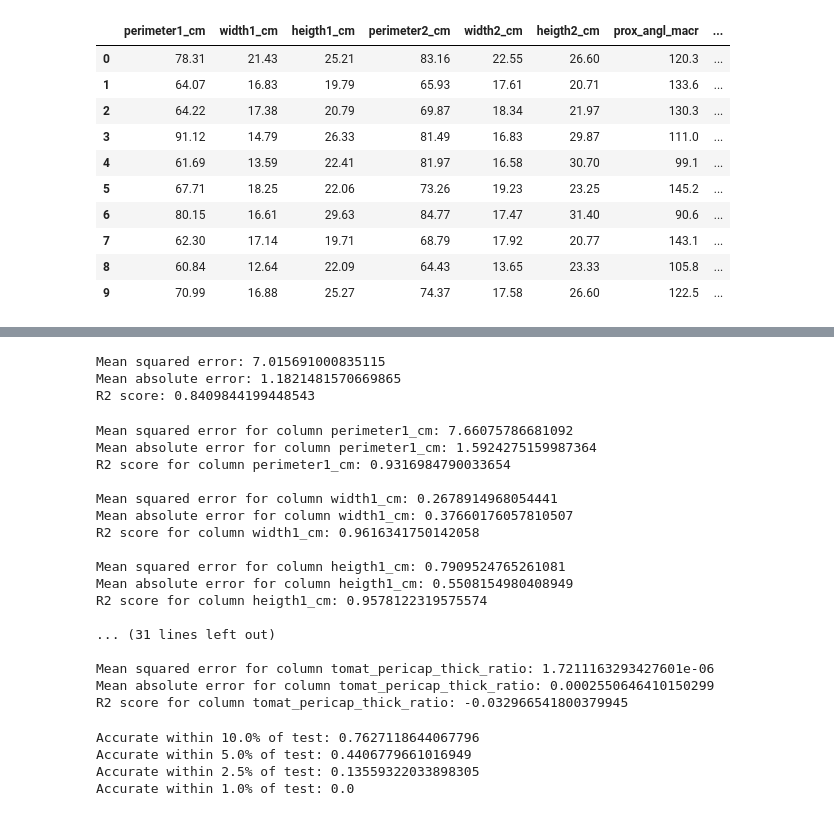
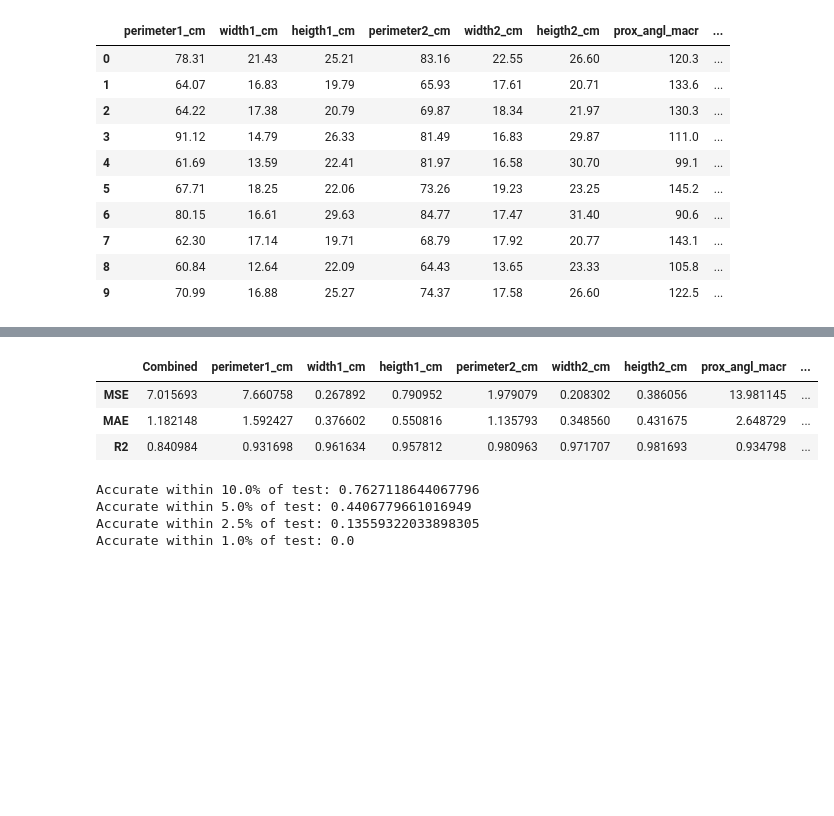
Before and after one commit to Nanotech11/WatermelonAnalyzer, a Jupyter notebook: PureAIWatermelon.ipynb, the cells around one changed output, grey strips where cells are left out. Saved outputs shown, nothing was run; the diff lists cells and outputs as text; code cells hidden in the pictures; blank space fills up the shorter version.

Commit message:
Changed how final output metrics are displayed. Metrics are exported to csv file.

```diff
--- a/PureAIWatermelon.ipynb
+++ b/PureAIWatermelon.ipynb
@@ -232,37 +232,25 @@ test_preds_combined
 118 rows × 13 columns
-# %%
-## Calculate regression metrics for all columns combined except photo_id.
-print('Mean squared error: ' + str(mean_squared_error(test.iloc[:, :-1], preds.iloc[:, :-1])))
-print('Mean absolute error: ' + str(mean_absolute_error(test.iloc[:, :-1], preds.iloc[:, :-1])))
-print('R2 score: ' + str(r2_score(test.iloc[:, :-1], preds.iloc[:, :-1])))
-# %% [output]
-Mean squared error: 7.015691000835115
-Mean absolute error: 1.1821481570669865
-R2 score: 0.8409844199448543
-# %%
-## Calculate regression metrics for each column individually.
-for i, name in enumerate(traits):
-    print('Mean squared error for column ' + name + ': ' + str(mean_squared_error(test.iloc[:, i], preds.iloc[:, i])))
-    print('Mean absolute error for column ' + name + ': ' + str(mean_absolute_error(test.iloc[:, i], preds.iloc[:, i])))
-    print('R2 score for column ' + name + ': ' + str(r2_score(test.iloc[:, i], preds.iloc[:, i])) + '\n')
-# %% [output]
-Mean squared error for column perimeter1_cm: 7.66075786681092
-Mean absolute error for column perimeter1_cm: 1.5924275159987364
-R2 score for column perimeter1_cm: 0.9316984790033654
-
-Mean squared error for column width1_cm: 0.2678914968054441
-Mean absolute error for column width1_cm: 0.37660176057810507
-R2 score for column width1_cm: 0.9616341750142058
-
-Mean squared error for column heigth1_cm: 0.7909524765261081
-Mean absolute error for column heigth1_cm: 0.5508154980408949
-R2 score for column heigth1_cm: 0.9578122319575574
-
-... (31 lines left out)
-
-Mean squared error for column tomat_pericap_thick_ratio: 1.7211163293427601e-06
-Mean absolute error for column tomat_pericap_thick_ratio: 0.0002550646410150299
-R2 score for column tomat_pericap_thick_ratio: -0.032966541800379945
+# %%
+r2_table = pd.DataFrame(index=['MSE', 'MAE', 'R2'])
+
+## Calculate regression metrics for all columns combined except photo_id.
+r2_table.loc['MSE', 'Combined'] = mean_squared_error(test.iloc[:, :-1], preds.iloc[:, :-1])
+r2_table.loc['MAE', 'Combined'] = mean_absolute_error(test.iloc[:, :-1], preds.iloc[:, :-1])
+r2_table.loc['R2', 'Combined'] = r2_score(test.iloc[:, :-1], preds.iloc[:, :-1])
+
+## Calculate regression metrics for each column individually.
+for i, name in enumerate(traits):
+    r2_table.loc['MSE', name] = mean_squared_error(test.iloc[:, i], preds.iloc[:, i])
+    r2_table.loc['MAE', name] = mean_absolute_error(test.iloc[:, i], preds.iloc[:, i])
+    r2_table.loc['R2', name] = r2_score(test.iloc[:, i], preds.iloc[:, i])
+
+r2_table.to_csv(file_name[:-4] + '_metrics.csv')
+r2_table
+# %% [output]
+|  | Combined | perimeter1_cm | width1_cm | heigth1_cm | perimeter2_cm | width2_cm | heigth2_cm | prox_angl_macr | ... |
+| MSE | 7.015693 | 7.660758 | 0.267892 | 0.790952 | 1.979079 | 0.208302 | 0.386056 | 13.981145 | ... |
+| MAE | 1.182148 | 1.592427 | 0.376602 | 0.550816 | 1.135793 | 0.348560 | 0.431675 | 2.648729 | ... |
+| R2 | 0.840984 | 0.931698 | 0.961634 | 0.957812 | 0.980963 | 0.971707 | 0.981693 | 0.934798 | ... |
 # %%
 ## valid_ranges stores margins of error to be checked.
 valid_ranges = dict.fromkeys([0.1, 0.05, 0.025, 0.01])
```
Also changed, not shown: parts of 2 cells of this notebook, 1 other file.
